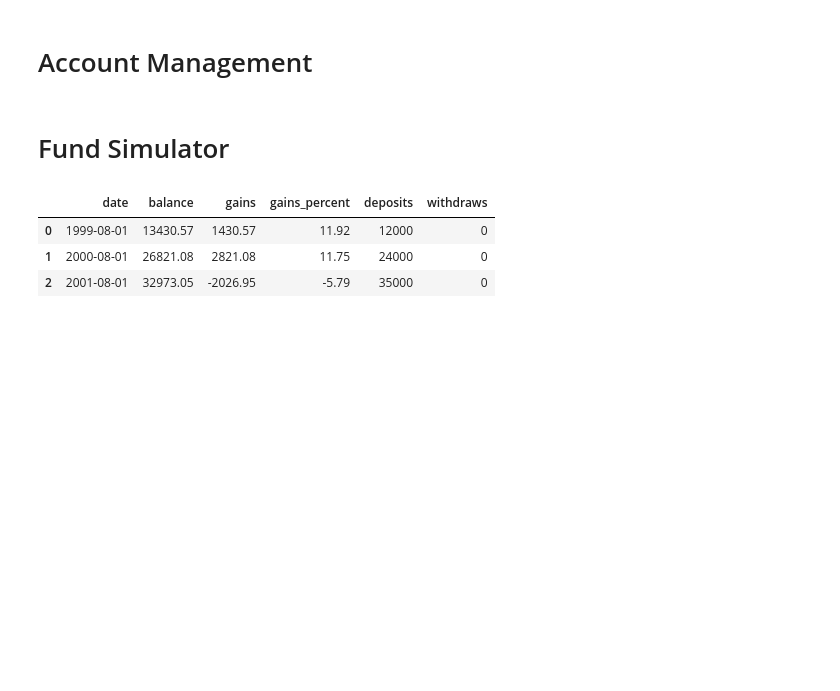
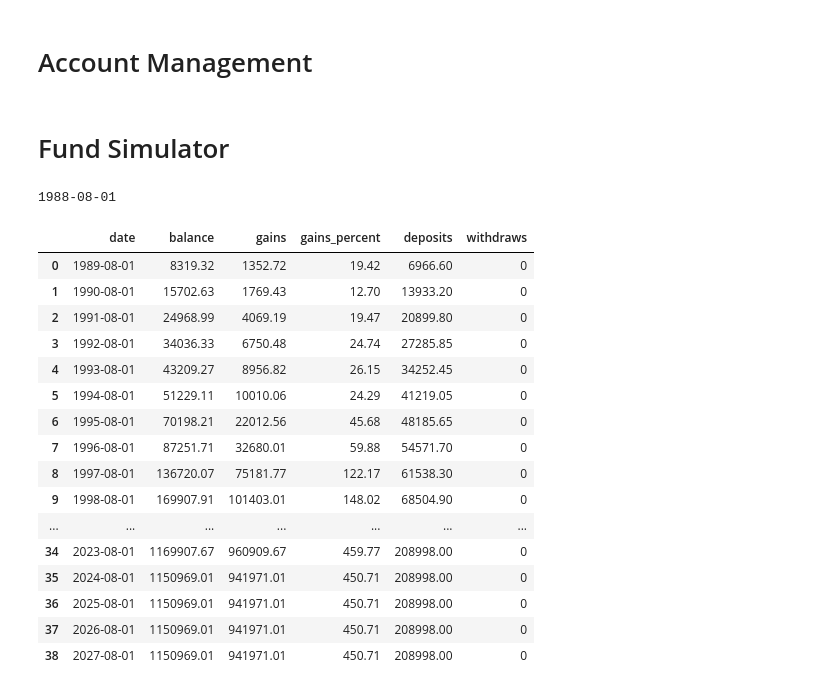
Before and after one commit to nitesr/tryml, a Jupyter notebook: notebooks/fund-analysis/stock-utils.ipynb, the cells around one changed output. Saved outputs shown, nothing was run; the diff lists cells and outputs as text; code cells hidden in the pictures; blank space fills up the shorter version.

```diff
--- a/notebooks/fund-analysis/stock-utils.ipynb
+++ b/notebooks/fund-analysis/stock-utils.ipynb
@@ -849,34 +849,48 @@ class FundSimulator:
 # %%
 import datetime
 import pandas as pd
 import numpy as np
 
 # snp - simple - nofee - simulator
 # 21 years monthly 1000 deposit
 # 12,13,14,15th years 40k withdrawl
 # summary after 21 years
 
-fund_start_date = datetime.date.fromisoformat("2023-08-01") - relativedelta(years=25)
+fund_start_date = datetime.date.fromisoformat("2023-08-01") - relativedelta(years=35)
 
 snp_simple_nofee = FundSimulator().add_alloc(
         alloc=1,
         ticker="^GSPC",
         gain_calc=GainCalculator(par=1)
     ).add_deposits(
         generator=EqualInstallmentGenerator(
-        amount=1000,
+        amount=(655.55-75),
         start_date=fund_start_date,
         frequency='M',
-        num=100)
+        num=30*12)
     ).build()
 
 summary_df = snp_simple_nofee.summarize_yearly(
     fund_start_date+relativedelta(years=1),
-    fund_start_date+relativedelta(years=4))
+    fund_start_date+relativedelta(years=40))
 
 summary_df
 # %% [output]
+1988-08-01
 |  | date | balance | gains | gains_percent | deposits | withdraws |
-| 0 | 1999-08-01 | 13430.57 | 1430.57 | 11.92 | 12000 | 0 |
-| 1 | 2000-08-01 | 26821.08 | 2821.08 | 11.75 | 24000 | 0 |
-| 2 | 2001-08-01 | 32973.05 | -2026.95 | -5.79 | 35000 | 0 |
+| 0 | 1989-08-01 | 8319.32 | 1352.72 | 19.42 | 6966.60 | 0 |
+| 1 | 1990-08-01 | 15702.63 | 1769.43 | 12.70 | 13933.20 | 0 |
+| 2 | 1991-08-01 | 24968.99 | 4069.19 | 19.47 | 20899.80 | 0 |
+| 3 | 1992-08-01 | 34036.33 | 6750.48 | 24.74 | 27285.85 | 0 |
+| 4 | 1993-08-01 | 43209.27 | 8956.82 | 26.15 | 34252.45 | 0 |
+| 5 | 1994-08-01 | 51229.11 | 10010.06 | 24.29 | 41219.05 | 0 |
+| 6 | 1995-08-01 | 70198.21 | 22012.56 | 45.68 | 48185.65 | 0 |
+| 7 | 1996-08-01 | 87251.71 | 32680.01 | 59.88 | 54571.70 | 0 |
+| 8 | 1997-08-01 | 136720.07 | 75181.77 | 122.17 | 61538.30 | 0 |
+| 9 | 1998-08-01 | 169907.91 | 101403.01 | 148.02 | 68504.90 | 0 |
+| ... | ... | ... | ... | ... | ... | ... |
+| 34 | 2023-08-01 | 1169907.67 | 960909.67 | 459.77 | 208998.00 | 0 |
+| 35 | 2024-08-01 | 1150969.01 | 941971.01 | 450.71 | 208998.00 | 0 |
+| 36 | 2025-08-01 | 1150969.01 | 941971.01 | 450.71 | 208998.00 | 0 |
+| 37 | 2026-08-01 | 1150969.01 | 941971.01 | 450.71 | 208998.00 | 0 |
+| 38 | 2027-08-01 | 1150969.01 | 941971.01 | 450.71 | 208998.00 | 0 |
```
Also changed, not shown: parts of 4 cells of this notebook, 7 other files.
